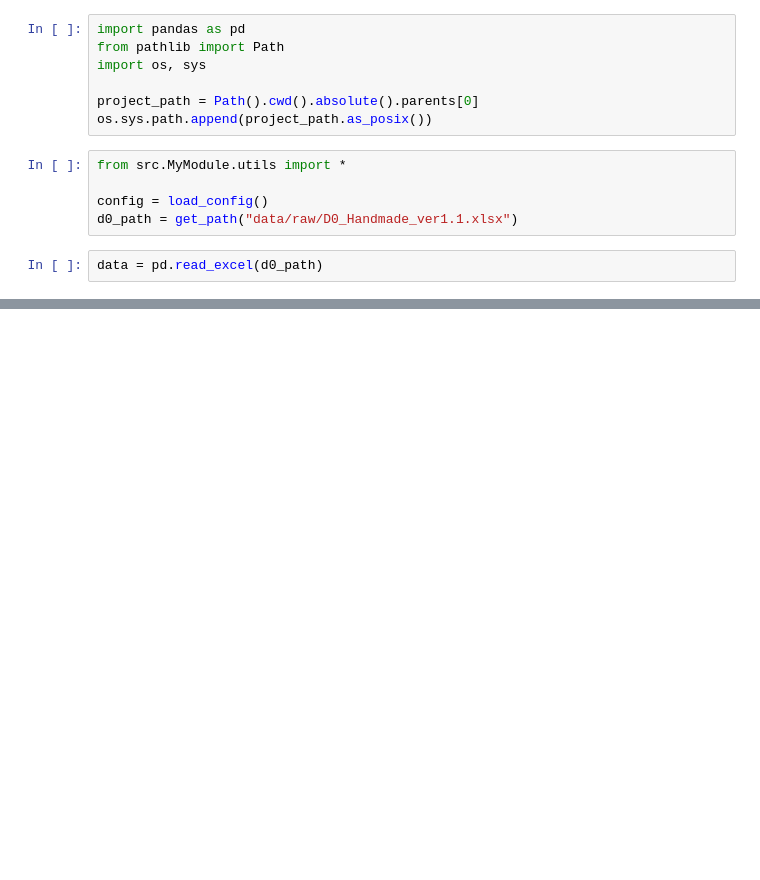
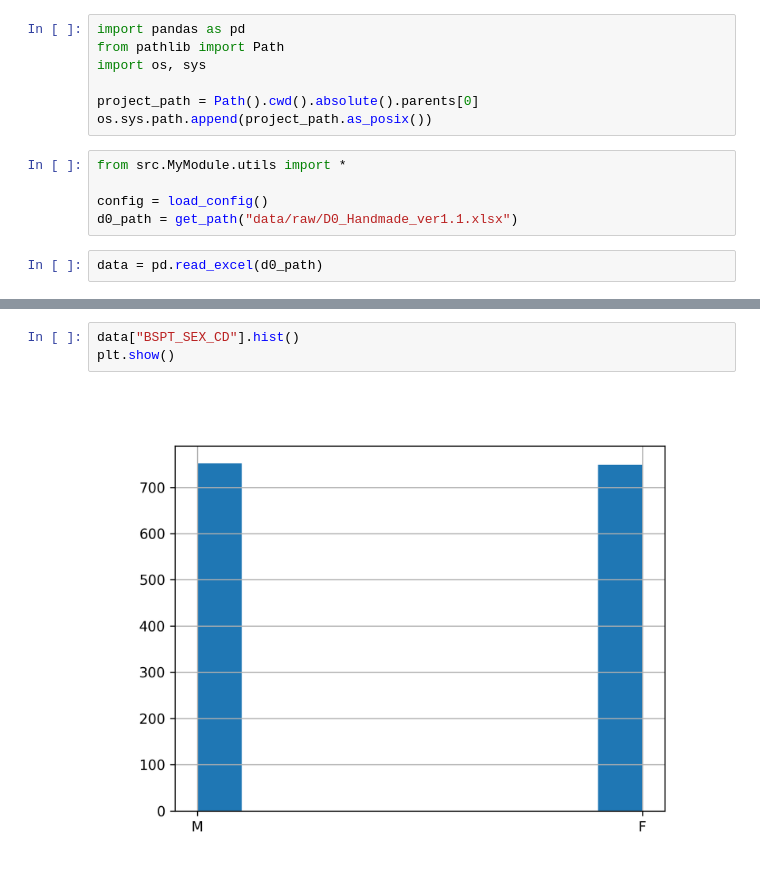
Before and after one commit to memy85/2022_DATA_SYNTHESIS, a Jupyter notebook: young_age/notebooks/check_original.ipynb, the cells around one changed output, grey strips where cells are left out. Saved outputs shown, nothing was run; the diff lists cells and outputs as text; blank space fills up the shorter version.

```diff
--- a/young_age/notebooks/check_original.ipynb
+++ b/young_age/notebooks/check_original.ipynb
@@ -30,0 +32,5 @@ data.filter(like="BSPT")
+# %%
+data["BSPT_SEX_CD"].hist()
+plt.show()
+# %% [output]
+[figure, added]
```
Also changed, not shown: parts of 2 cells of this notebook, 7 other files.
